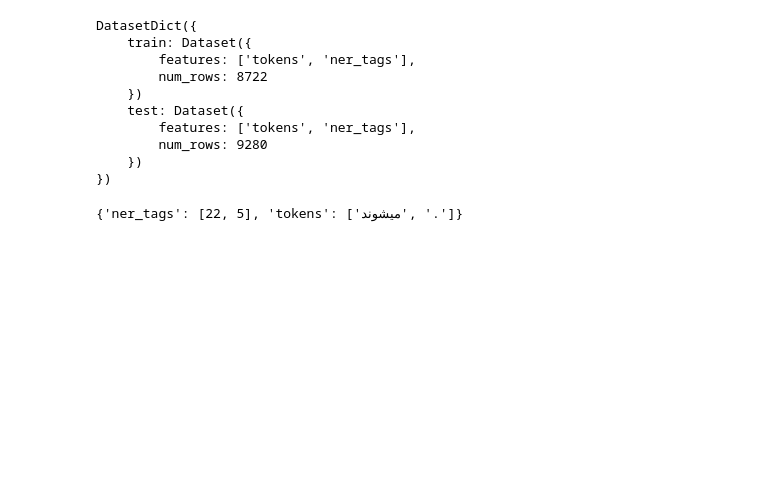
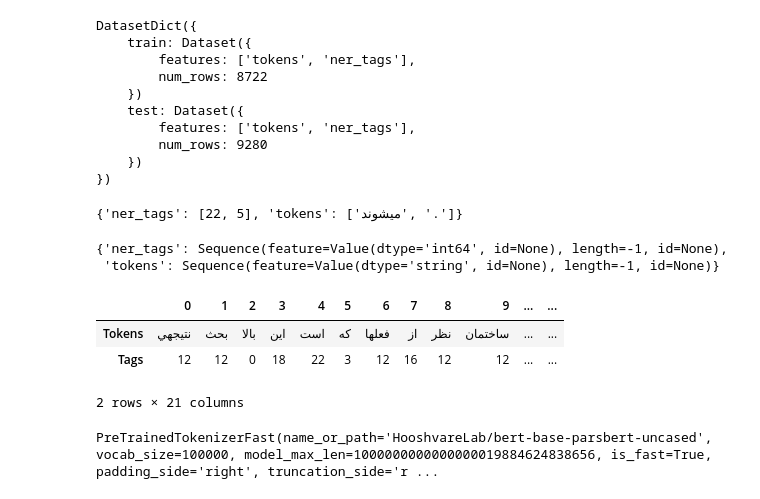
Before and after one commit to ZahraDehghani99/Natural-Language-Processing, a Jupyter notebook: HW6/NER_with_Transformers.ipynb, the cells around one changed output. Cells and saved outputs as stored; diff of their text form; code cells hidden in the pictures; blank space fills up the shorter version.

```diff
--- a/HW6/NER_with_Transformers.ipynb
+++ b/HW6/NER_with_Transformers.ipynb
@@ -493,3 +380,17 @@ DatasetDict({
 dataset['train'][0]
 # %% [output]
 {'ner_tags': [22, 5], 'tokens': ['ميشوند', '.']}
+# %%
+dataset['train'].features
+# %% [output]
+{'ner_tags': Sequence(feature=Value(dtype='int64', id=None), length=-1, id=None),
+ 'tokens': Sequence(feature=Value(dtype='string', id=None), length=-1, id=None)}
+# %%
+example = dataset["train"][1]
+pd.DataFrame([example["tokens"], example["ner_tags"]],
+['Tokens', 'Tags'])
+# %% [output]
+|  | 0 | 1 | 2 | 3 | 4 | 5 | 6 | 7 | 8 | 9 | ... | ... |
+| Tokens | نتيجهي | بحث | بالا | اين | است | كه | فعلها | از | نظر | ساختمان | ... | ... |
+| Tags | 12 | 12 | 0 | 18 | 22 | 3 | 12 | 16 | 12 | 12 | ... | ... |
+2 rows × 21 columns
@@ -495,0 +401,4 @@ dataset['train'][0]
+# %%
+tokenizer
+# %% [output]
+PreTrainedTokenizerFast(name_or_path='HooshvareLab/bert-base-parsbert-uncased', vocab_size=100000, model_max_len=1000000000000000019884624838656, is_fast=True, padding_side='right', truncation_side='r ...
```
Also changed, not shown: parts of 84 cells of this notebook.
